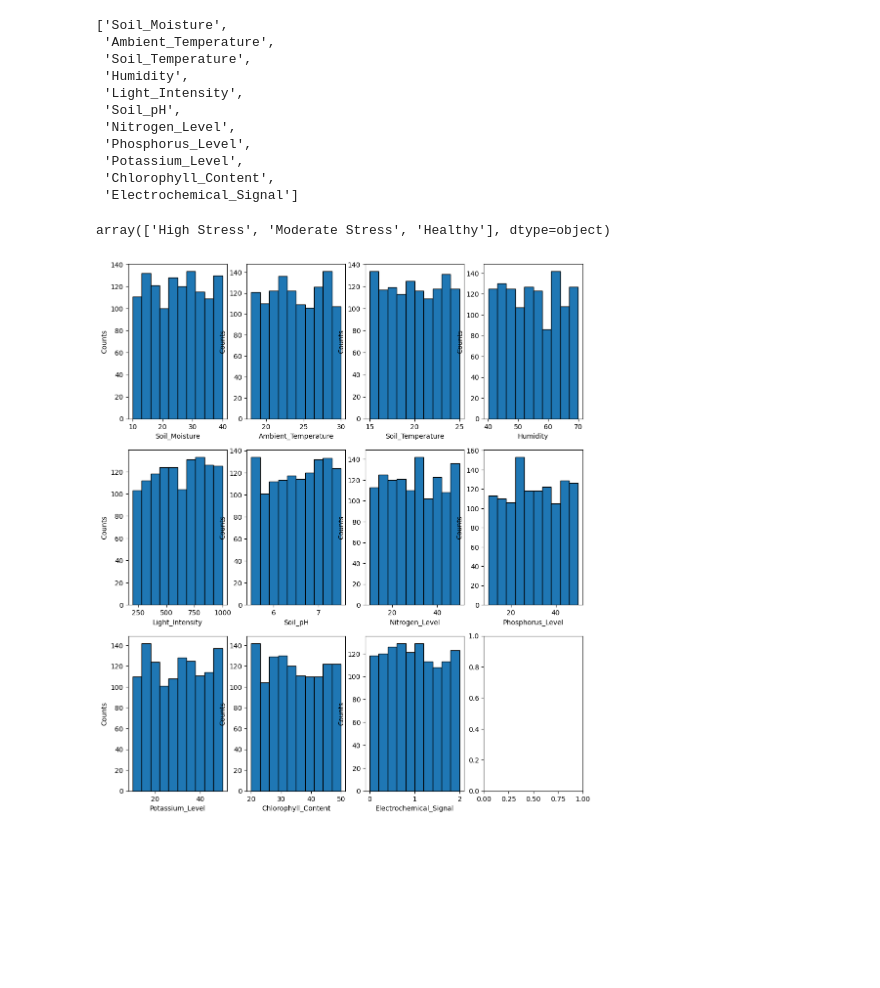
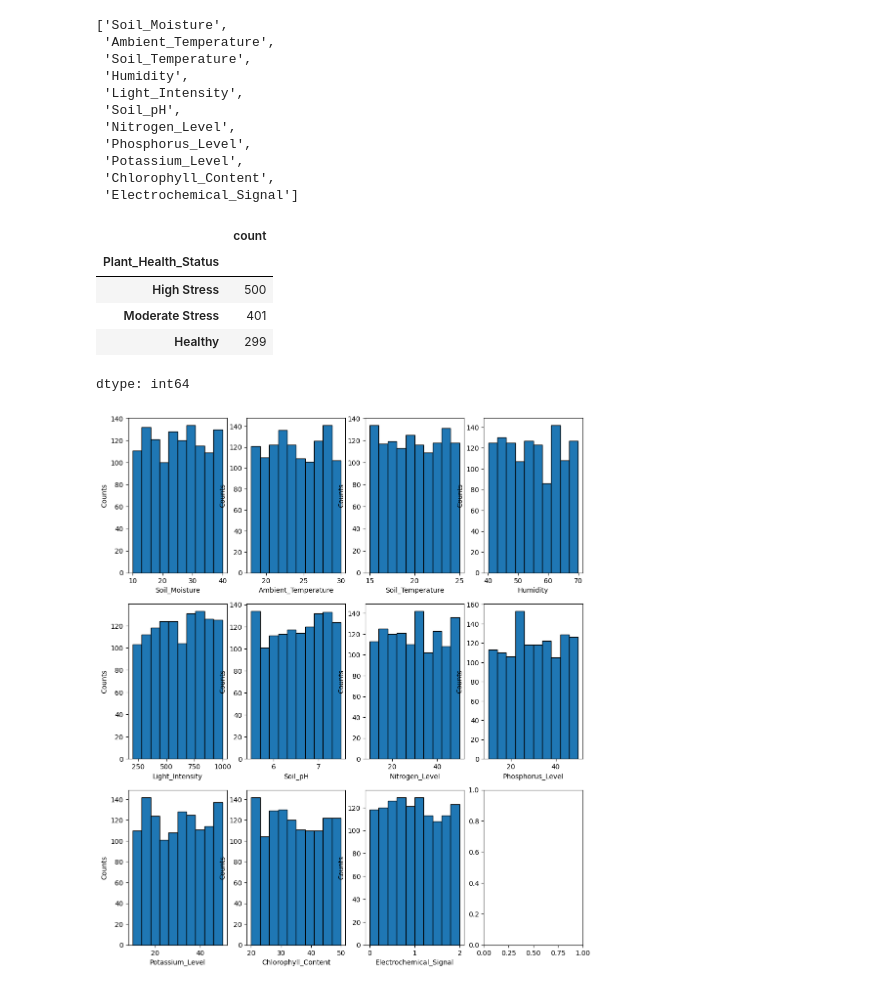
Before and after one commit to derewor/Plant_Health_Prediction_Project, a Jupyter notebook: src/Plant_Health_Prediction.ipynb, the cells around one changed output. Saved outputs shown, nothing was run; the diff lists cells and outputs as text; code cells hidden in the pictures; blank space fills up the shorter version.

```diff
--- a/src/Plant_Health_Prediction.ipynb
+++ b/src/Plant_Health_Prediction.ipynb
@@ -76,9 +76,14 @@ num_features
  'Electrochemical_Signal']
 # %%
 # what is the proportion of the three plant health categories.
-df['Plant_Health_Status'].unique()
+df['Plant_Health_Status'].value_counts()
 # %% [output]
+|  | count |
+| Plant_Health_Status |  |
+| High Stress | 500 |
+| Moderate Stress | 401 |
+| Healthy | 299 |
-array(['High Stress', 'Moderate Stress', 'Healthy'], dtype=object)
+dtype: int64
 # %%
 # plot the num_features to observe the distribution of the values
 fig, axs = plt.subplots(3, 4, figsize=(12, 14))
```
Also changed, not shown: parts of 5 cells of this notebook.
